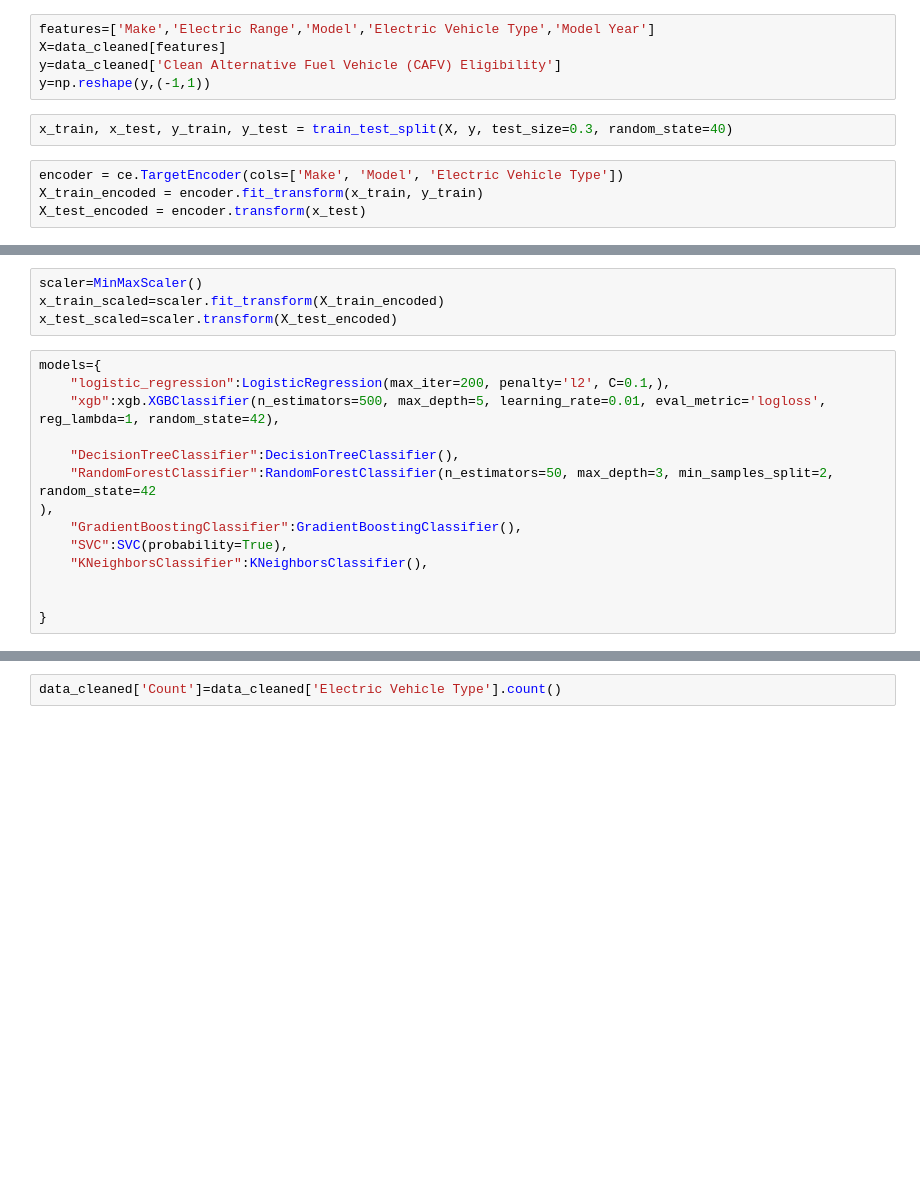
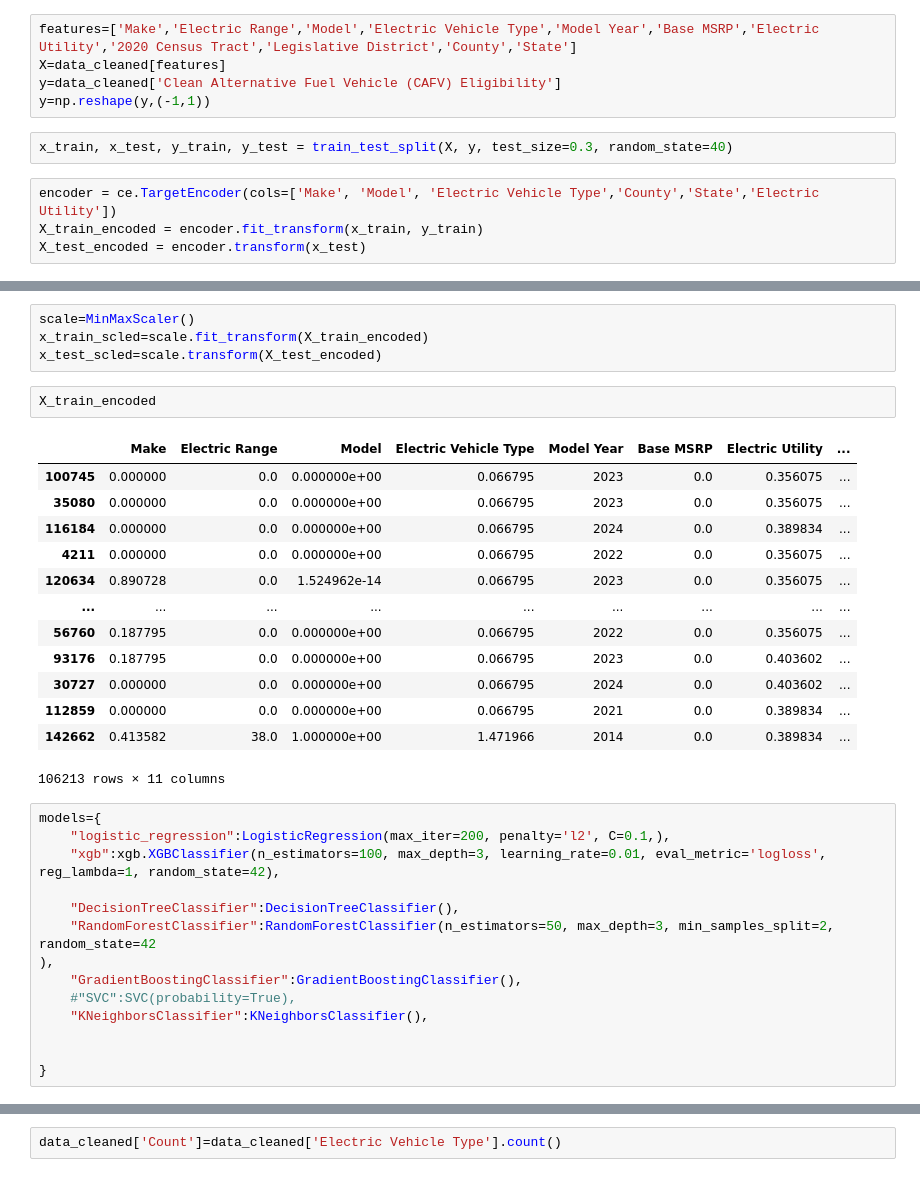
Before and after one commit to youssefelzahar/youssefelzahar-Electric-Vehicle-Population-Data, a Jupyter notebook: model.ipynb, the cells around one changed output, grey strips where cells are left out. Cells and saved outputs as stored; diff of their text form; blank space fills up the shorter version.

```diff
--- a/model.ipynb
+++ b/model.ipynb
@@ -430,11 +458,11 @@ data_cleaned['Clean Alternative Fuel Vehicle (CAFV) Eligibility']=data_cleaned['
 # %%
-features=['Make','Electric Range','Model','Electric Vehicle Type','Model Year']
+features=['Make','Electric Range','Model','Electric Vehicle Type','Model Year','Base MSRP','Electric Utility','2020 Census Tract','Legislative District','County','State']
 X=data_cleaned[features]
 y=data_cleaned['Clean Alternative Fuel Vehicle (CAFV) Eligibility']
 y=np.reshape(y,(-1,1))
 # %%
 x_train, x_test, y_train, y_test = train_test_split(X, y, test_size=0.3, random_state=40)
 # %%
-encoder = ce.TargetEncoder(cols=['Make', 'Model', 'Electric Vehicle Type'])
+encoder = ce.TargetEncoder(cols=['Make', 'Model', 'Electric Vehicle Type','County','State','Electric Utility'])
 X_train_encoded = encoder.fit_transform(x_train, y_train)
 X_test_encoded = encoder.transform(x_test)
@@ -457,17 +469,33 @@ X_test_encoded
 # %%
-scaler=MinMaxScaler()
-x_train_scaled=scaler.fit_transform(X_train_encoded)
-x_test_scaled=scaler.transform(X_test_encoded)
+scale=MinMaxScaler()
+x_train_scled=scale.fit_transform(X_train_encoded)
+x_test_scled=scale.transform(X_test_encoded)
+# %%
+X_train_encoded
+# %% [output]
+|  | Make | Electric Range | Model | Electric Vehicle Type | Model Year | Base MSRP | Electric Utility | ... |
+| 100745 | 0.000000 | 0.0 | 0.000000e+00 | 0.066795 | 2023 | 0.0 | 0.356075 | ... |
+| 35080 | 0.000000 | 0.0 | 0.000000e+00 | 0.066795 | 2023 | 0.0 | 0.356075 | ... |
+| 116184 | 0.000000 | 0.0 | 0.000000e+00 | 0.066795 | 2024 | 0.0 | 0.389834 | ... |
+| 4211 | 0.000000 | 0.0 | 0.000000e+00 | 0.066795 | 2022 | 0.0 | 0.356075 | ... |
+| 120634 | 0.890728 | 0.0 | 1.524962e-14 | 0.066795 | 2023 | 0.0 | 0.356075 | ... |
+| ... | ... | ... | ... | ... | ... | ... | ... | ... |
+| 56760 | 0.187795 | 0.0 | 0.000000e+00 | 0.066795 | 2022 | 0.0 | 0.356075 | ... |
+| 93176 | 0.187795 | 0.0 | 0.000000e+00 | 0.066795 | 2023 | 0.0 | 0.403602 | ... |
+| 30727 | 0.000000 | 0.0 | 0.000000e+00 | 0.066795 | 2024 | 0.0 | 0.403602 | ... |
+| 112859 | 0.000000 | 0.0 | 0.000000e+00 | 0.066795 | 2021 | 0.0 | 0.389834 | ... |
+| 142662 | 0.413582 | 38.0 | 1.000000e+00 | 1.471966 | 2014 | 0.0 | 0.389834 | ... |
+106213 rows × 11 columns
 # %%
 models={
     "logistic_regression":LogisticRegression(max_iter=200, penalty='l2', C=0.1,),
-    "xgb":xgb.XGBClassifier(n_estimators=500, max_depth=5, learning_rate=0.01, eval_metric='logloss', reg_lambda=1, random_state=42),
+    "xgb":xgb.XGBClassifier(n_estimators=100, max_depth=3, learning_rate=0.01, eval_metric='logloss', reg_lambda=1, random_state=42),
 
     "DecisionTreeClassifier":DecisionTreeClassifier(),
     "RandomForestClassifier":RandomForestClassifier(n_estimators=50, max_depth=3, min_samples_split=2, random_state=42
 ),
     "GradientBoostingClassifier":GradientBoostingClassifier(),
-    "SVC":SVC(probability=True),
+    #"SVC":SVC(probability=True),
     "KNeighborsClassifier":KNeighborsClassifier(),
 
 
```
Also changed, not shown: parts of 13 cells of this notebook, 1 other file.
